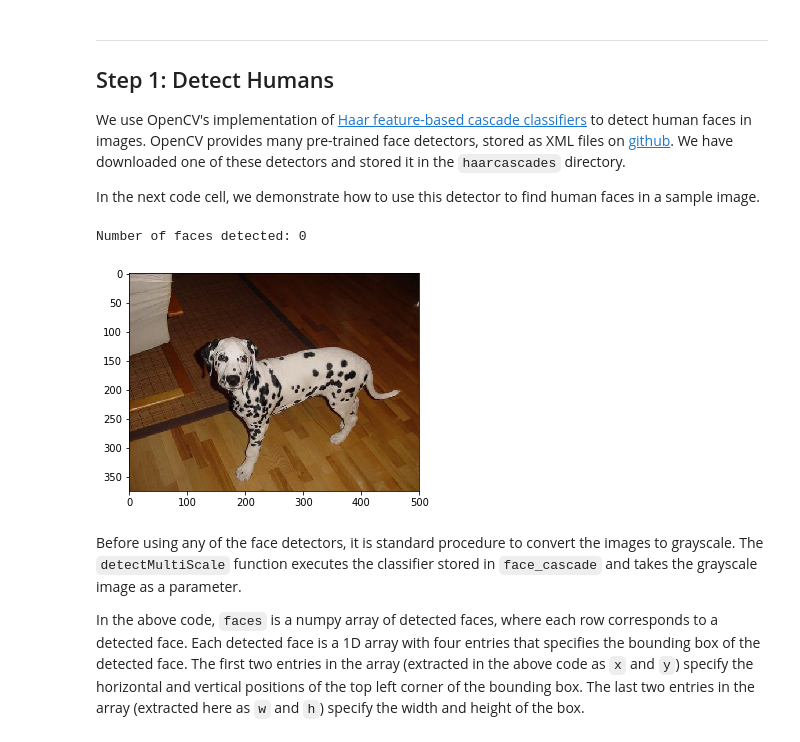
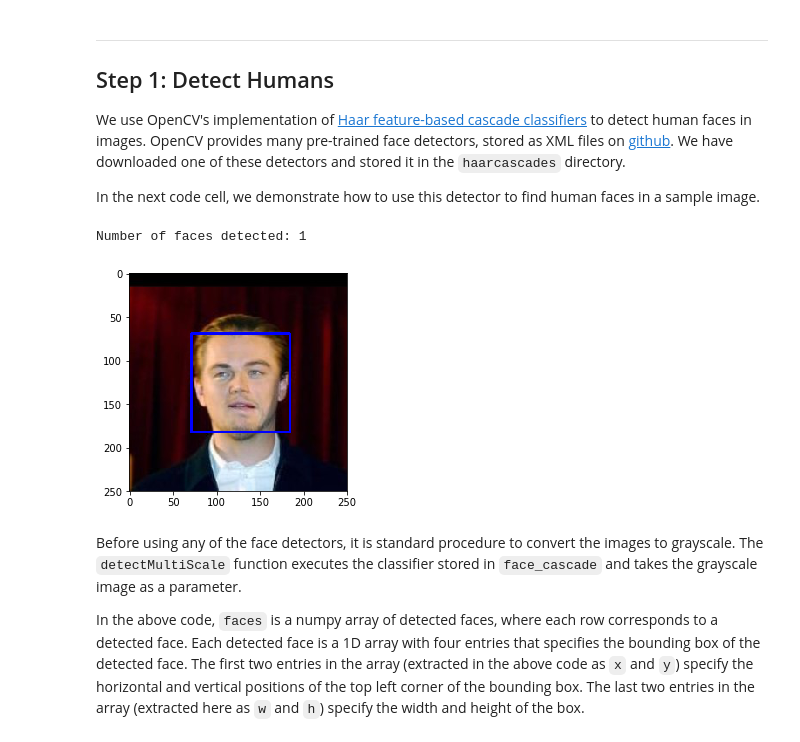
Before and after one commit to carlosmertens/dog-project, a Jupyter notebook: dog_app.ipynb, the cells around one changed output. Saved outputs shown, nothing was run; the diff lists cells and outputs as text; code cells hidden in the pictures.

```diff
--- a/dog_app.ipynb
+++ b/dog_app.ipynb
@@ -115,36 +115,36 @@ In the next code cell, we demonstrate how to use this detector to find human fac
 import cv2
 import matplotlib.pyplot as plt
 %matplotlib inline
 
 # extract pre-trained face detector
 face_cascade = cv2.CascadeClassifier('haarcascades/haarcascade_frontalface_alt.xml')
 
 # load color (BGR) image
-img = cv2.imread(test_files[0])
+img = cv2.imread(human_files[0])
 
 # convert BGR image to grayscale
 gray = cv2.cvtColor(img, cv2.COLOR_BGR2GRAY)
 
 # find faces in image
 faces = face_cascade.detectMultiScale(gray)
 
 # print number of faces detected in the image
 print('Number of faces detected:', len(faces))
 
 # get bounding box for each detected face
 for (x,y,w,h) in faces:
     # add bounding box to color image
     cv2.rectangle(img,(x,y),(x+w,y+h),(255,0,0),2)
 
 # convert BGR image to RGB for plotting
 cv_rgb = cv2.cvtColor(img, cv2.COLOR_BGR2RGB)
 
 # display the image, along with bounding box
 plt.imshow(cv_rgb)
 plt.show()
 # %% [output]
-Number of faces detected: 0
+Number of faces detected: 1
-[figure, old version]
+[figure, new version]
 # %% [markdown]
 Before using any of the face detectors, it is standard procedure to convert the images to grayscale.  The `detectMultiScale` function executes the classifier stored in `face_cascade` and takes the grayscale image as a parameter.
 
```
Also changed, not shown: parts of 19 cells of this notebook, 2 other files.
